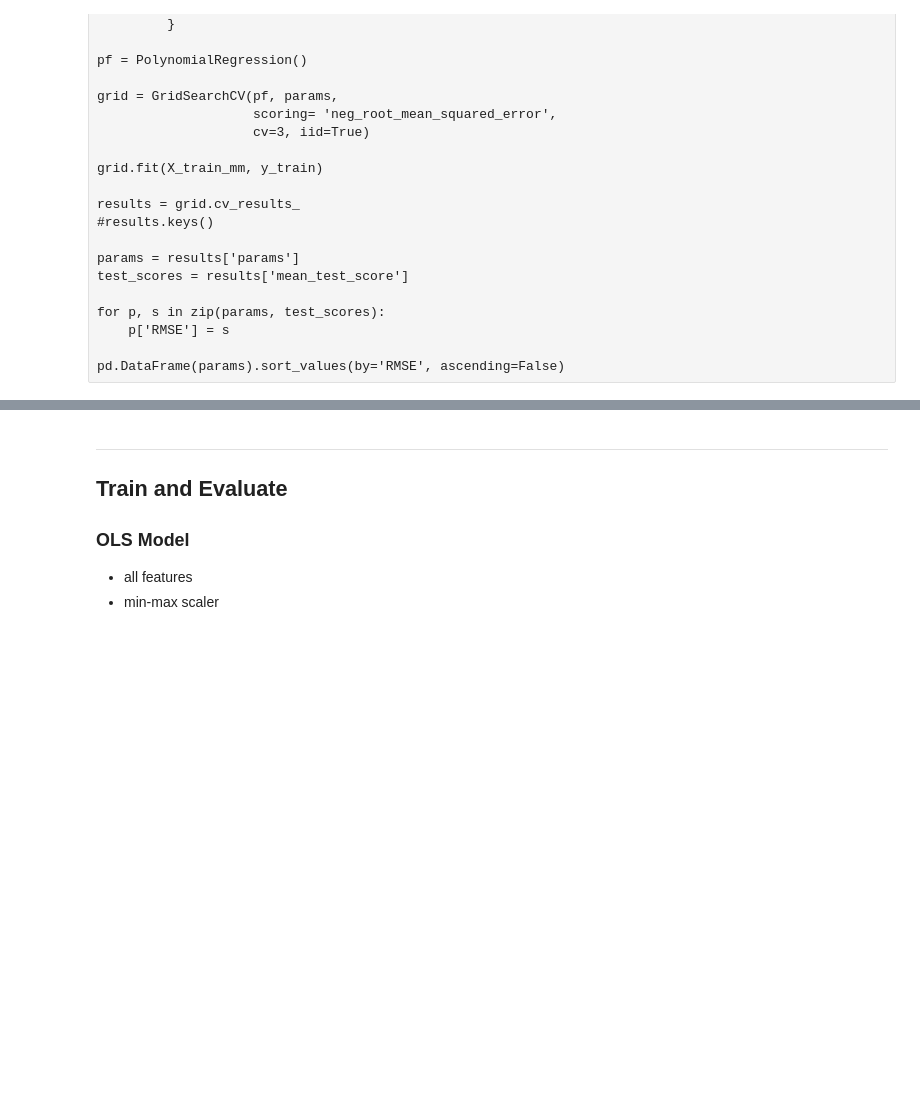
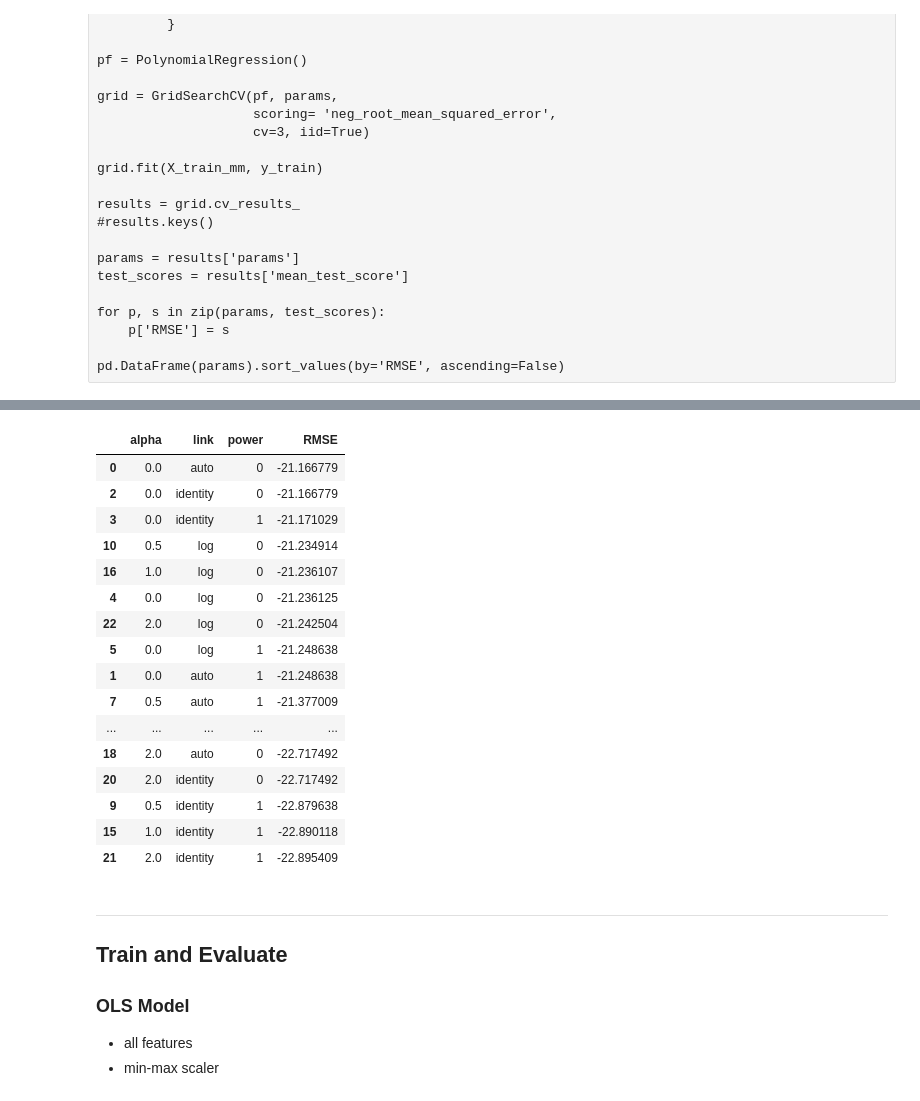
Before and after one commit to SpotiScryers/SpotiScry, a Jupyter notebook: brandon_model.ipynb, the cells around one changed output, grey strips where cells are left out. Drawn from its saved outputs; the diff is of its cells as text; code cells hidden in the pictures; blank space fills up the shorter version.

```diff
--- a/brandon_model.ipynb
+++ b/brandon_model.ipynb
@@ -284,3 +318,45 @@ pd.DataFrame(params).sort_values(by='RMSE', ascending=False)
+# %%
+params = {'power': [0, 1],
+          'alpha': [0, .5, 1, 2],
+          'link': ['auto', 'identity', 'log']
+         }
+
+svr = TweedieRegressor()
+
+grid = GridSearchCV(svr, params,
+                    scoring= 'neg_root_mean_squared_error',
+                    cv=3, iid=True)
+
+grid.fit(X_train_mm, y_train)
+
+results = grid.cv_results_
+#results.keys()
+
+params = results['params']
+test_scores = results['mean_test_score']
+
+for p, s in zip(params, test_scores):
+    p['RMSE'] = s
+
+pd.DataFrame(params).sort_values(by='RMSE', ascending=False)
+# %% [output]
+|  | alpha | link | power | RMSE |
+| 0 | 0.0 | auto | 0 | -21.166779 |
+| 2 | 0.0 | identity | 0 | -21.166779 |
+| 3 | 0.0 | identity | 1 | -21.171029 |
+| 10 | 0.5 | log | 0 | -21.234914 |
+| 16 | 1.0 | log | 0 | -21.236107 |
+| 4 | 0.0 | log | 0 | -21.236125 |
+| 22 | 2.0 | log | 0 | -21.242504 |
+| 5 | 0.0 | log | 1 | -21.248638 |
+| 1 | 0.0 | auto | 1 | -21.248638 |
+| 7 | 0.5 | auto | 1 | -21.377009 |
+| ... | ... | ... | ... | ... |
+| 18 | 2.0 | auto | 0 | -22.717492 |
+| 20 | 2.0 | identity | 0 | -22.717492 |
+| 9 | 0.5 | identity | 1 | -22.879638 |
+| 15 | 1.0 | identity | 1 | -22.890118 |
+| 21 | 2.0 | identity | 1 | -22.895409 |
 # %% [markdown]
 ---
 ## Train and Evaluate
```
Also changed, not shown: parts of 12 cells of this notebook.
